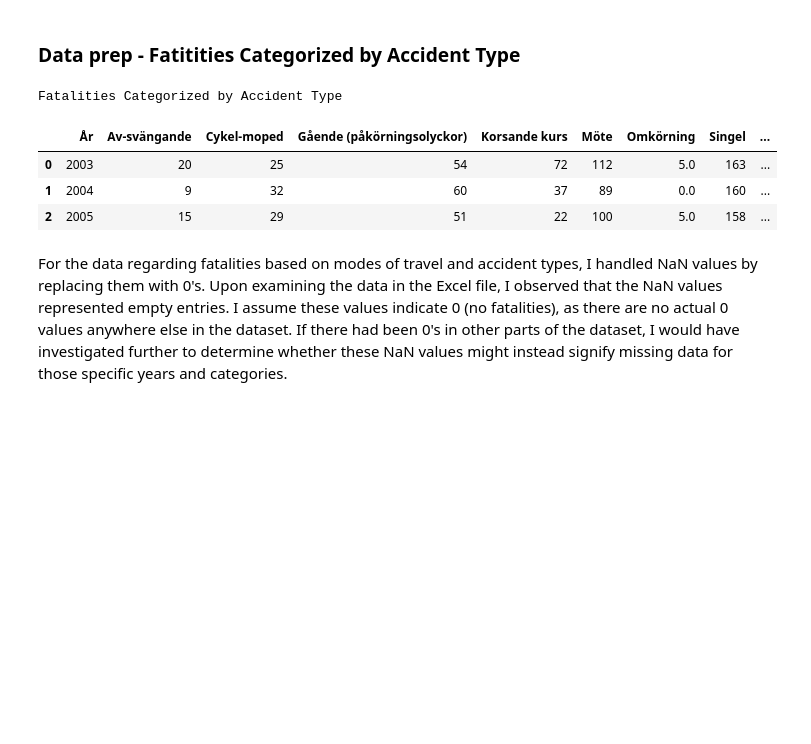
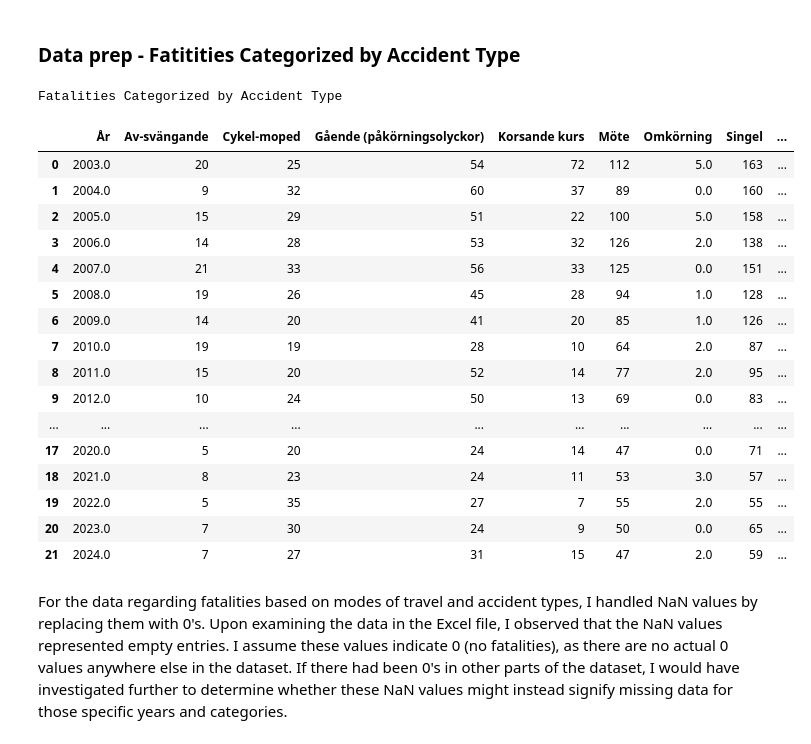
Before and after one commit to AlvinaLind/su-mt4007, a Jupyter notebook: Project map/Project_code.ipynb, the cells around one changed output. Cells and saved outputs as stored; diff of their text form; code cells hidden in the pictures; blank space fills up the shorter version.

```diff
--- a/Project map/Project_code.ipynb
+++ b/Project map/Project_code.ipynb
@@ -19,7 +19,7 @@ import seaborn as sns
 import numpy as np
 from scipy.stats import zscore
 # %%
-file_path = "/Users/alvinalindqvist/Desktop/nationell_arstatistik.xlsx"
+file_path = "/Users/alvinalindqvist/Desktop/nationell_arstatistik (7).xlsx"
 data = pd.ExcelFile(file_path)
 print('Sheets in the excel:', data.sheet_names)
 # %% [output]
@@ -110,19 +139,38 @@ Fatalities Categorized by Modes of Travel
 # %% [markdown]
 ### Data prep - Fatitities Categorized by Accident Type
 # %%
-fatalities_accident_type = pd.read_excel(file_path, sheet_name = "Omkomna", header = 109, nrows = 22)
+fatalities_accident_type = pd.read_excel(file_path, sheet_name = "Omkomna", header = 113, nrows = 22)
 
 fatalities_accident_type = fatalities_accident_type.dropna(axis = 1, how = 'all')
 fatalities_accident_type = fatalities_accident_type.fillna(0)
 
+
+# The year 2024 has a '*' so we need ro replace "2024*" with the numeric 2024.
+fatalities_accident_type = fatalities_accident_type.replace('*', np.nan)
+fatalities_accident_type['År'] = pd.to_numeric(fatalities_accident_type['År'], errors='coerce')
+fatalities_accident_type['År'].fillna(2024, inplace=True)
+
 print('Fatalities Categorized by Accident Type')
-fatalities_accident_type.head(3)
+fatalities_accident_type.head(22)
 # %% [output]
 Fatalities Categorized by Accident Type
 |  | År | Av-svängande | Cykel-moped | Gående (påkörningsolyckor) | Korsande kurs | Möte | Omkörning | Singel | ... |
-| 0 | 2003 | 20 | 25 | 54 | 72 | 112 | 5.0 | 163 | ... |
-| 1 | 2004 | 9 | 32 | 60 | 37 | 89 | 0.0 | 160 | ... |
-| 2 | 2005 | 15 | 29 | 51 | 22 | 100 | 5.0 | 158 | ... |
+| 0 | 2003.0 | 20 | 25 | 54 | 72 | 112 | 5.0 | 163 | ... |
+| 1 | 2004.0 | 9 | 32 | 60 | 37 | 89 | 0.0 | 160 | ... |
+| 2 | 2005.0 | 15 | 29 | 51 | 22 | 100 | 5.0 | 158 | ... |
+| 3 | 2006.0 | 14 | 28 | 53 | 32 | 126 | 2.0 | 138 | ... |
+| 4 | 2007.0 | 21 | 33 | 56 | 33 | 125 | 0.0 | 151 | ... |
+| 5 | 2008.0 | 19 | 26 | 45 | 28 | 94 | 1.0 | 128 | ... |
+| 6 | 2009.0 | 14 | 20 | 41 | 20 | 85 | 1.0 | 126 | ... |
+| 7 | 2010.0 | 19 | 19 | 28 | 10 | 64 | 2.0 | 87 | ... |
+| 8 | 2011.0 | 15 | 20 | 52 | 14 | 77 | 2.0 | 95 | ... |
+| 9 | 2012.0 | 10 | 24 | 50 | 13 | 69 | 0.0 | 83 | ... |
+| ... | ... | ... | ... | ... | ... | ... | ... | ... | ... |
+| 17 | 2020.0 | 5 | 20 | 24 | 14 | 47 | 0.0 | 71 | ... |
+| 18 | 2021.0 | 8 | 23 | 24 | 11 | 53 | 3.0 | 57 | ... |
+| 19 | 2022.0 | 5 | 35 | 27 | 7 | 55 | 2.0 | 55 | ... |
+| 20 | 2023.0 | 7 | 30 | 24 | 9 | 50 | 0.0 | 65 | ... |
+| 21 | 2024.0 | 7 | 27 | 31 | 15 | 47 | 2.0 | 59 | ... |
 # %% [markdown]
 For the data regarding fatalities based on modes of travel and accident types, I handled NaN values by replacing them with 0's. Upon examining the data in the Excel file, I observed that the NaN values represented empty entries. I assume these values indicate 0 (no fatalities), as there are no actual 0 values anywhere else in the dataset. If there had been 0's in other parts of the dataset, I would have investigated further to determine whether these NaN values might instead signify missing data for those specific years and categories.
 # %% [markdown]
```
Also changed, not shown: parts of 16 cells of this notebook.
